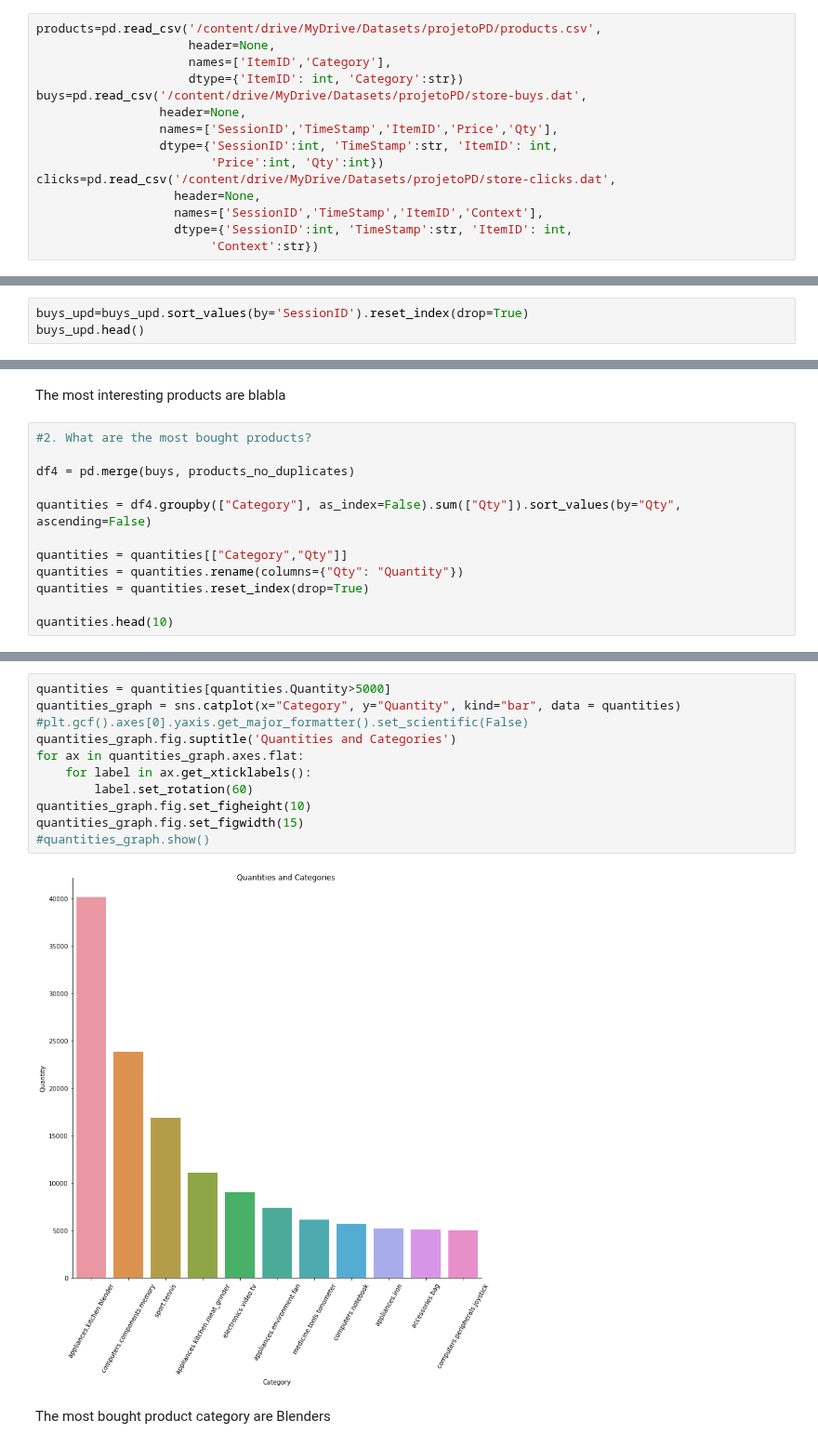
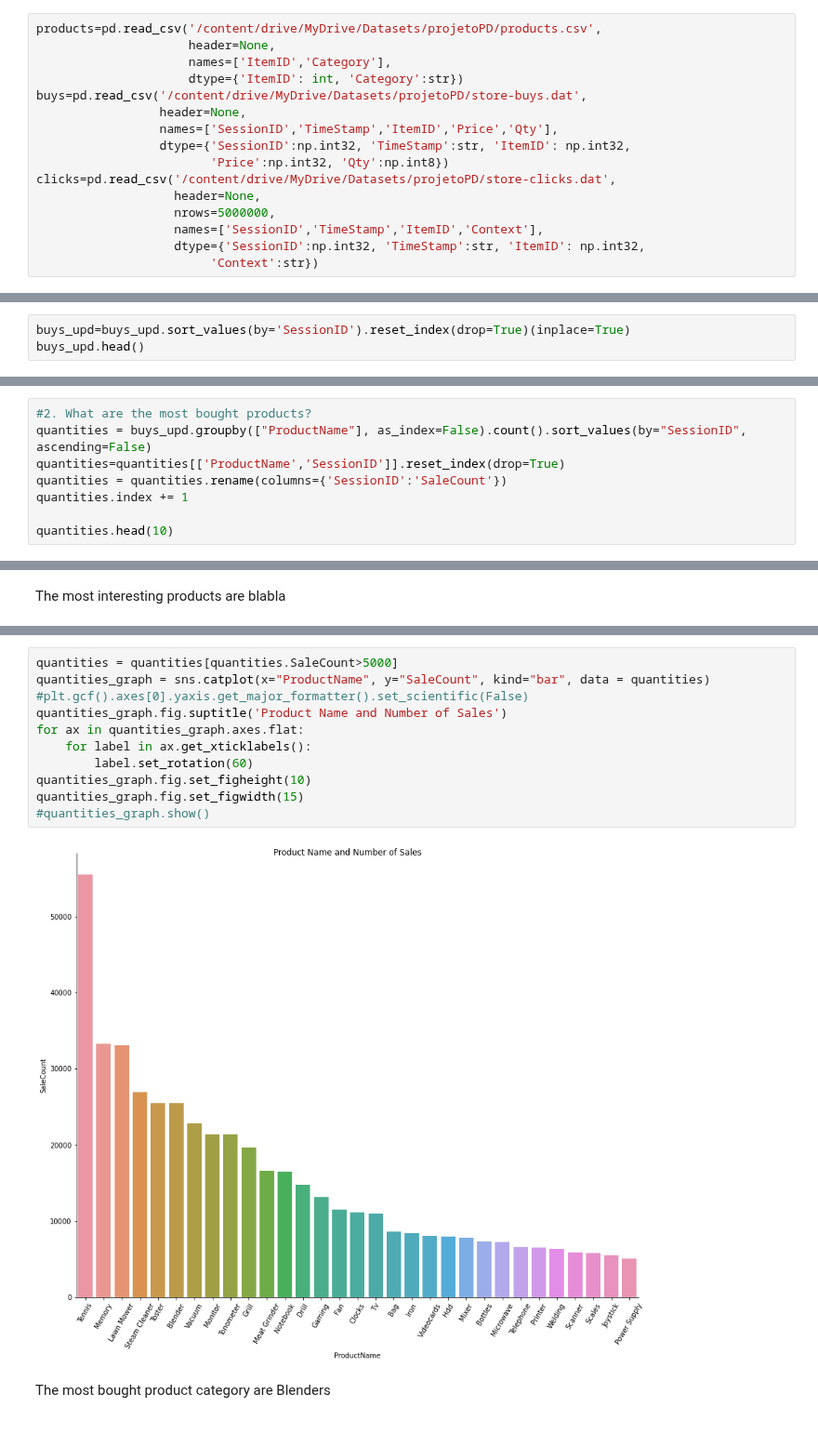
Before and after one commit to flpsantos3/PD_01, a Jupyter notebook: PD_202021_P1.ipynb, the cells around one changed output, grey strips where cells are left out. Shown at 93% size. Drawn from its saved outputs; the diff is of its cells as text.

```diff
--- a/PD_202021_P1.ipynb
+++ b/PD_202021_P1.ipynb
@@ -139,10 +139,11 @@ products=pd.read_csv('/content/drive/MyDrive/Datasets/projetoPD/products.csv',
 buys=pd.read_csv('/content/drive/MyDrive/Datasets/projetoPD/store-buys.dat',
                  header=None,
                  names=['SessionID','TimeStamp','ItemID','Price','Qty'],
-                 dtype={'SessionID':int, 'TimeStamp':str, 'ItemID': int,
-                        'Price':int, 'Qty':int})
+                 dtype={'SessionID':np.int32, 'TimeStamp':str, 'ItemID': np.int32,
+                        'Price':np.int32, 'Qty':np.int8})
 clicks=pd.read_csv('/content/drive/MyDrive/Datasets/projetoPD/store-clicks.dat',
                    header=None,
+                   nrows=5000000,
                    names=['SessionID','TimeStamp','ItemID','Context'],
-                   dtype={'SessionID':int, 'TimeStamp':str, 'ItemID': int,
+                   dtype={'SessionID':np.int32, 'TimeStamp':str, 'ItemID': np.int32,
                         'Context':str})
@@ -251,5 +276,5 @@ NameError: ignored
 # %%
-buys_upd=buys_upd.sort_values(by='SessionID').reset_index(drop=True)
+buys_upd=buys_upd.sort_values(by='SessionID').reset_index(drop=True)(inplace=True)
 buys_upd.head()
 # %% [output]
 |  | SessionID | TimeStamp | ItemID | Price | Qty | ProductName | Weekday_Num | Season | Weekday |
@@ -293,0 +331,8 @@ most_int.head(10)
+# %%
+#2. What are the most bought products?
+quantities = buys_upd.groupby(["ProductName"], as_index=False).count().sort_values(by="SessionID", ascending=False)
+quantities=quantities[['ProductName','SessionID']].reset_index(drop=True)
+quantities = quantities.rename(columns={'SessionID':'SaleCount'})
+quantities.index += 1
+
+quantities.head(10)
@@ -294,14 +351,2 @@ most_int.head(10)
 # %% [markdown]
 The most interesting products are blabla
-# %%
-#2. What are the most bought products?
-
-df4 = pd.merge(buys, products_no_duplicates)
-
-quantities = df4.groupby(["Category"], as_index=False).sum(["Qty"]).sort_values(by="Qty", ascending=False)
-
-quantities = quantities[["Category","Qty"]]
-quantities = quantities.rename(columns={"Qty": "Quantity"})
-quantities = quantities.reset_index(drop=True)
-
-quantities.head(10)
@@ -320,16 +353,16 @@ quantities.head(10)
 # %%
-quantities = quantities[quantities.Quantity>5000]
-quantities_graph = sns.catplot(x="Category", y="Quantity", kind="bar", data = quantities)
+quantities = quantities[quantities.SaleCount>5000]
+quantities_graph = sns.catplot(x="ProductName", y="SaleCount", kind="bar", data = quantities)
 #plt.gcf().axes[0].yaxis.get_major_formatter().set_scientific(False)
-quantities_graph.fig.suptitle('Quantities and Categories')
+quantities_graph.fig.suptitle('Product Name and Number of Sales')
 for ax in quantities_graph.axes.flat:
     for label in ax.get_xticklabels():
         label.set_rotation(60)
 quantities_graph.fig.set_figheight(10)
 quantities_graph.fig.set_figwidth(15)
 #quantities_graph.show()
 # %% [output]
-[figure, old version]
+[figure, new version]
 # %% [markdown]
 The most bought product category are Blenders
 # %% [markdown]
```
Also changed, not shown: parts of 17 cells of this notebook.
